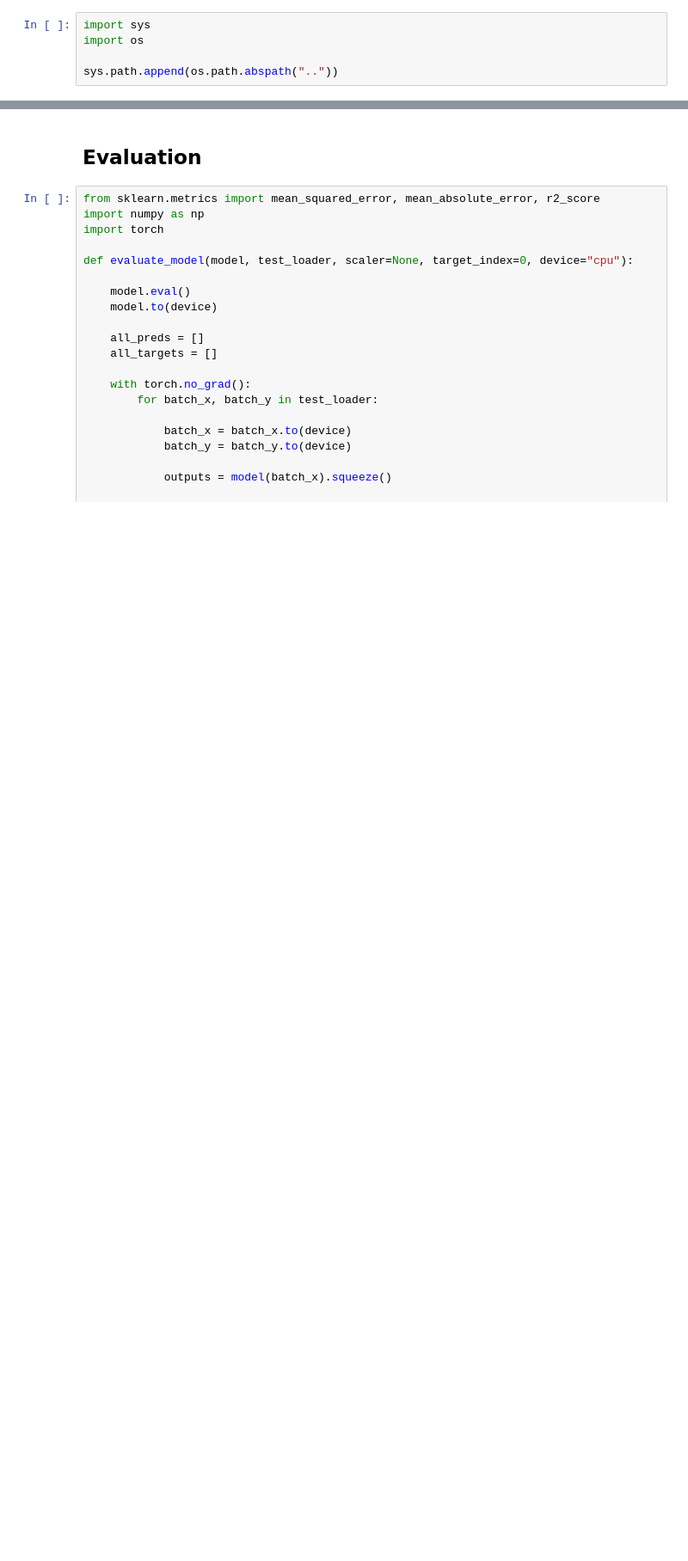
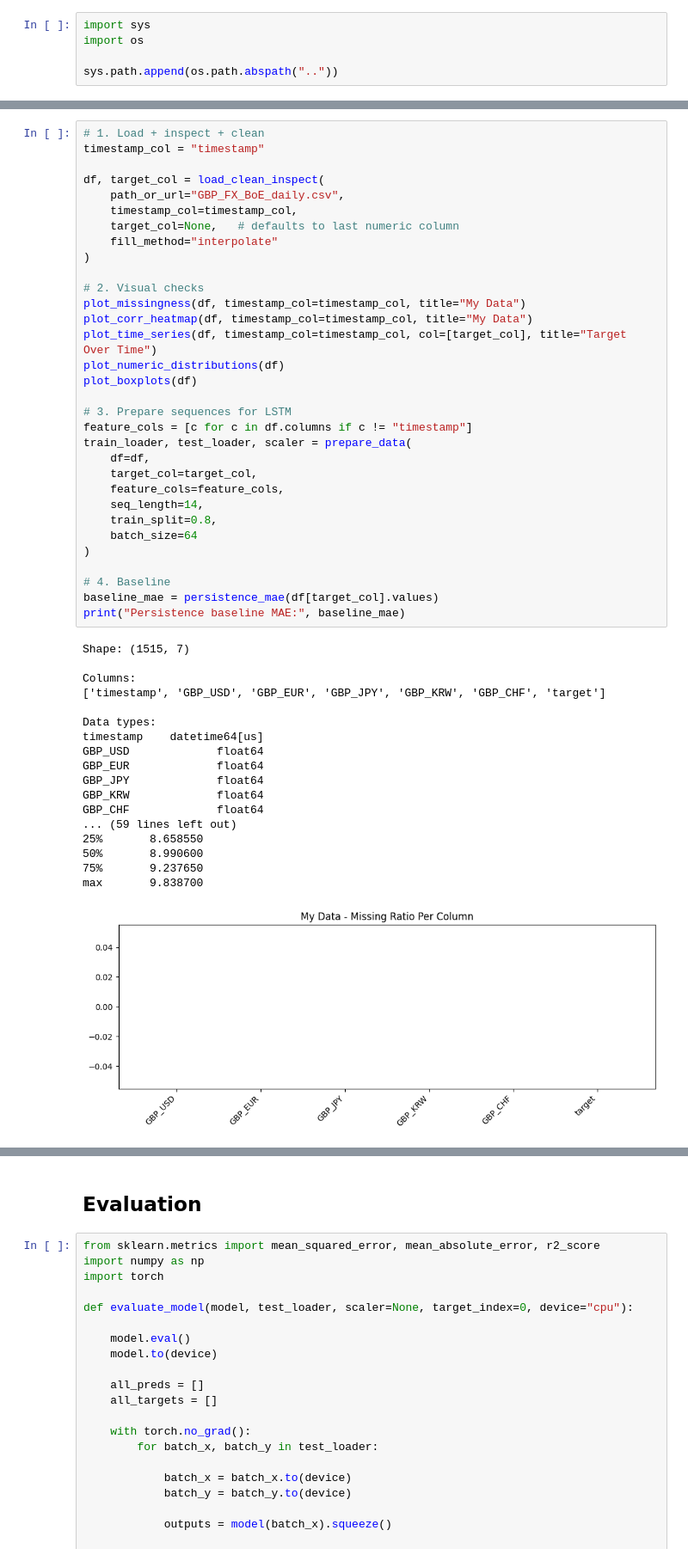
Before and after one commit to freyaxuu/COMP0197-group-project, a Jupyter notebook: notebooks/baseline.ipynb, the cells around one changed output, grey strips where cells are left out. Shown at 86% size. Cells and saved outputs as stored; diff of their text form; blank space fills up the shorter version.

Commit message:
Refactor baseline pipeline and add forecasting utilities

```diff
--- a/notebooks/baseline.ipynb
+++ b/notebooks/baseline.ipynb
@@ -32,0 +16,51 @@ df = pd.read_csv(URL, compression='zip')[5::6] # Hourly
+# %%
+# 1. Load + inspect + clean
+timestamp_col = "timestamp"
+
+df, target_col = load_clean_inspect(
+    path_or_url="GBP_FX_BoE_daily.csv",
+    timestamp_col=timestamp_col,
+    target_col=None,   # defaults to last numeric column
+    fill_method="interpolate"
+)
+
+# 2. Visual checks
+plot_missingness(df, timestamp_col=timestamp_col, title="My Data")
+plot_corr_heatmap(df, timestamp_col=timestamp_col, title="My Data")
+plot_time_series(df, timestamp_col=timestamp_col, col=[target_col], title="Target Over Time")
+plot_numeric_distributions(df)
+plot_boxplots(df)
+
+# 3. Prepare sequences for LSTM
+feature_cols = [c for c in df.columns if c != "timestamp"]
+train_loader, test_loader, scaler = prepare_data(
+    df=df,
+    target_col=target_col,
+    feature_cols=feature_cols,
+    seq_length=14,
+    train_split=0.8,
+    batch_size=64
+)
+
+# 4. Baseline
+baseline_mae = persistence_mae(df[target_col].values)
+print("Persistence baseline MAE:", baseline_mae)
+# %% [output]
+Shape: (1515, 7)
+
+Columns:
+['timestamp', 'GBP_USD', 'GBP_EUR', 'GBP_JPY', 'GBP_KRW', 'GBP_CHF', 'target']
+
+Data types:
+timestamp    datetime64[us]
+GBP_USD             float64
+GBP_EUR             float64
+GBP_JPY             float64
+GBP_KRW             float64
+GBP_CHF             float64
+... (59 lines left out)
+25%       8.658550
+50%       8.990600
+75%       9.237650
+max       9.838700
+[figure, added]
```
Also changed, not shown: parts of 12 cells of this notebook, 20 other files.
